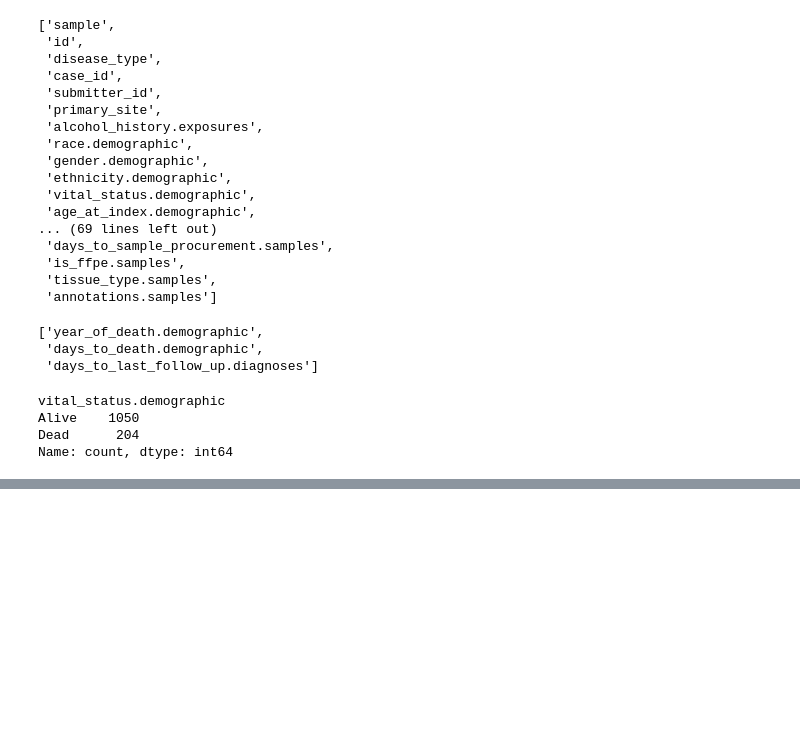
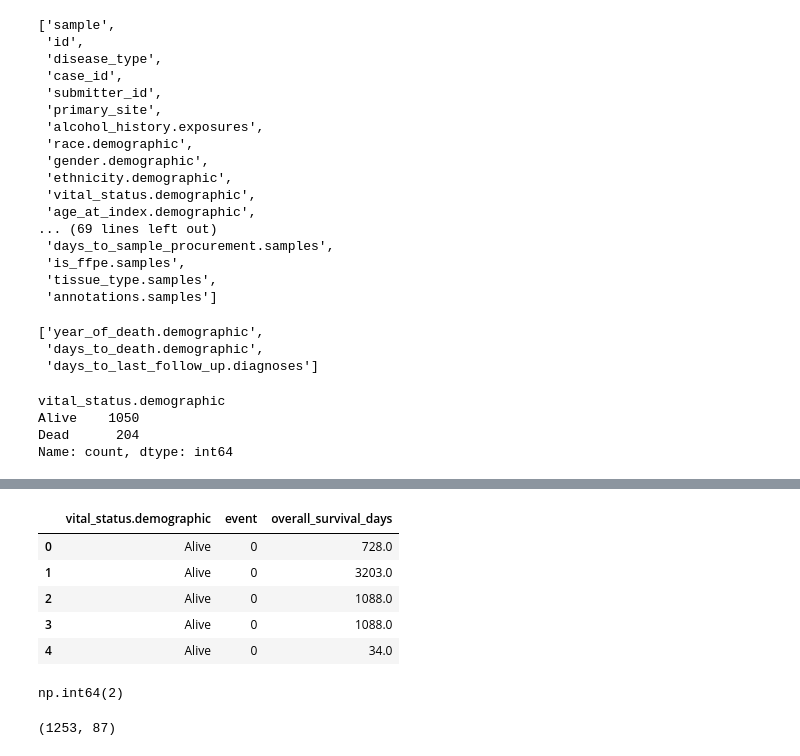
Before and after one commit to palrabheru/tcga-biomarker-discovery, a Jupyter notebook: notebooks/biomarker_analysis.ipynb, the cells around one changed output, grey strips where cells are left out. Saved outputs shown, nothing was run; the diff lists cells and outputs as text; code cells hidden in the pictures; blank space fills up the shorter version.

```diff
--- a/notebooks/biomarker_analysis.ipynb
+++ b/notebooks/biomarker_analysis.ipynb
@@ -1428,0 +1433,45 @@ Name: count, dtype: int64
+# %%
+# Create event variable (1 = Dead, 0 = Alive)
+clinical["event"] = (
+    clinical["vital_status.demographic"] == "Dead"
+).astype(int)
+
+# Create overall survival time
+clinical["overall_survival_days"] = clinical["days_to_death.demographic"]
+
+alive_mask = clinical["event"] == 0
+
+clinical.loc[
+    alive_mask,
+    "overall_survival_days"
+] = clinical.loc[
+    alive_mask,
+    "days_to_last_follow_up.diagnoses"
+]
+
+clinical[
+    [
+        "vital_status.demographic",
+        "event",
+        "overall_survival_days"
+    ]
+].head()
+# %% [output]
+|  | vital_status.demographic | event | overall_survival_days |
+| 0 | Alive | 0 | 728.0 |
+| 1 | Alive | 0 | 3203.0 |
+| 2 | Alive | 0 | 1088.0 |
+| 3 | Alive | 0 | 1088.0 |
+| 4 | Alive | 0 | 34.0 |
+# %%
+clinical["overall_survival_days"].isna().sum()
+# %% [output]
+np.int64(2)
+# %%
+clinical_survival = clinical.dropna(
+    subset=["overall_survival_days"]
+).copy()
+
+print(clinical_survival.shape)
+# %% [output]
+(1253, 87)
```
Also changed, not shown: parts of 16 cells of this notebook.
